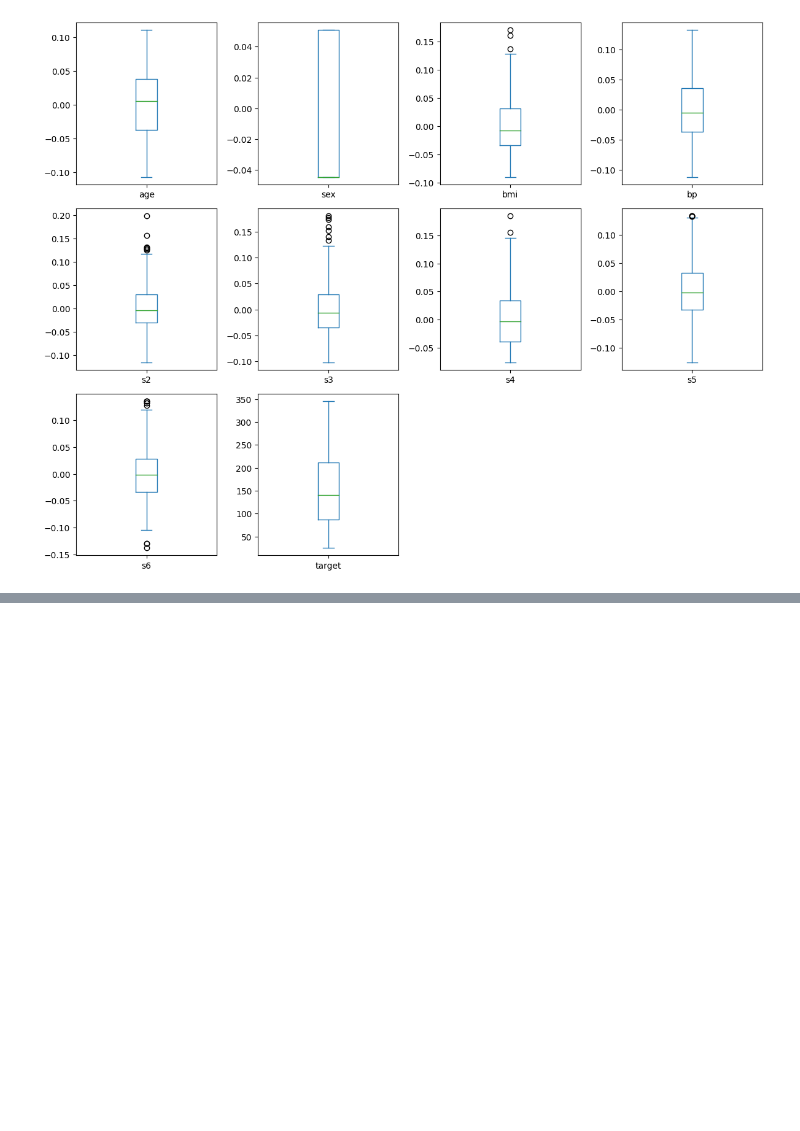
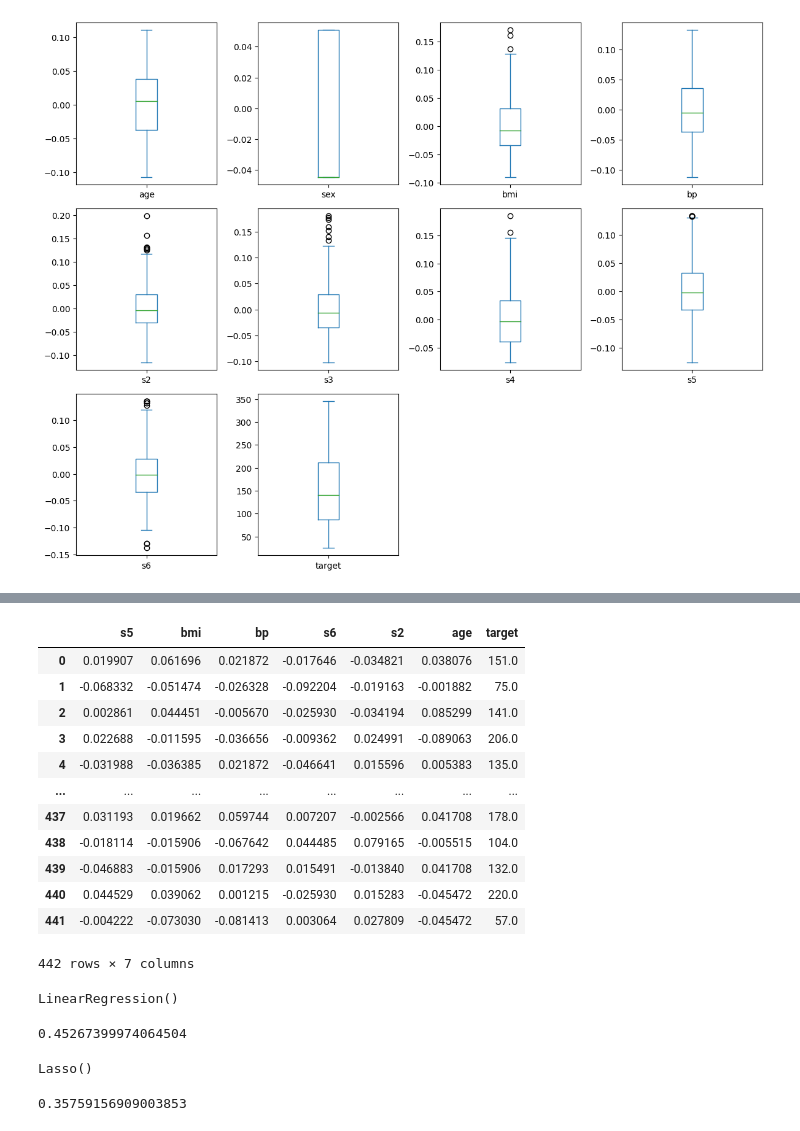
Before and after one commit to abbab23/colab, a Jupyter notebook: torch_stocks.ipynb, the cells around one changed output, grey strips where cells are left out. Saved outputs shown, nothing was run; the diff lists cells and outputs as text; code cells hidden in the pictures; blank space fills up the shorter version.

```diff
--- a/torch_stocks.ipynb
+++ b/torch_stocks.ipynb
@@ -290,0 +293,17 @@ feature_importances.sort_values(by="importance",ascending=False)
+# %%
+df=df[['s5','bmi','bp','s6','s2','age','target']]
+df
+# %% [output]
+|  | s5 | bmi | bp | s6 | s2 | age | target |
+| 0 | 0.019907 | 0.061696 | 0.021872 | -0.017646 | -0.034821 | 0.038076 | 151.0 |
+| 1 | -0.068332 | -0.051474 | -0.026328 | -0.092204 | -0.019163 | -0.001882 | 75.0 |
+| 2 | 0.002861 | 0.044451 | -0.005670 | -0.025930 | -0.034194 | 0.085299 | 141.0 |
+| 3 | 0.022688 | -0.011595 | -0.036656 | -0.009362 | 0.024991 | -0.089063 | 206.0 |
+| 4 | -0.031988 | -0.036385 | 0.021872 | -0.046641 | 0.015596 | 0.005383 | 135.0 |
+| ... | ... | ... | ... | ... | ... | ... | ... |
+| 437 | 0.031193 | 0.019662 | 0.059744 | 0.007207 | -0.002566 | 0.041708 | 178.0 |
+| 438 | -0.018114 | -0.015906 | -0.067642 | 0.044485 | 0.079165 | -0.005515 | 104.0 |
+| 439 | -0.046883 | -0.015906 | 0.017293 | 0.015491 | -0.013840 | 0.041708 | 132.0 |
+| 440 | 0.044529 | 0.039062 | 0.001215 | -0.025930 | 0.015283 | -0.045472 | 220.0 |
+| 441 | -0.004222 | -0.073030 | -0.081413 | 0.003064 | 0.027809 | -0.045472 | 57.0 |
+442 rows × 7 columns
@@ -290,0 +315,24 @@ feature_importances.sort_values(by="importance",ascending=False)
+# %%
+from sklearn.linear_model import LinearRegression
+from sklearn.tree import DecisionTreeRegressor
+from sklearn.ensemble import RandomForestRegressor
+from sklearn.metrics import mean_squared_error, r2_score
+model=LinearRegression()
+model.fit(X_train,y_train)
+# %% [output]
+LinearRegression()
+# %%
+model.score(X_test,y_test)
+# %% [output]
+0.45267399974064504
+# %%
+from sklearn.linear_model import Lasso
+from sklearn.linear_model import Ridge
+la=Lasso()
+la.fit(X_train,y_train)
+# %% [output]
+Lasso()
+# %%
+la.score(X_test,y_test)
+# %% [output]
+0.35759156909003853
```
Also changed, not shown: parts of 7 cells of this notebook.
